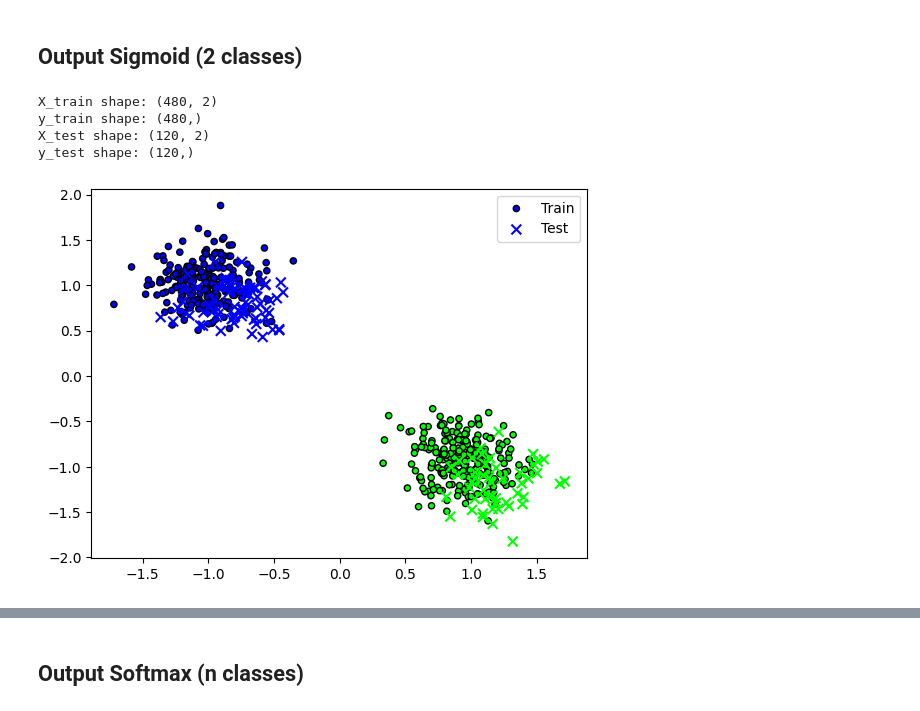
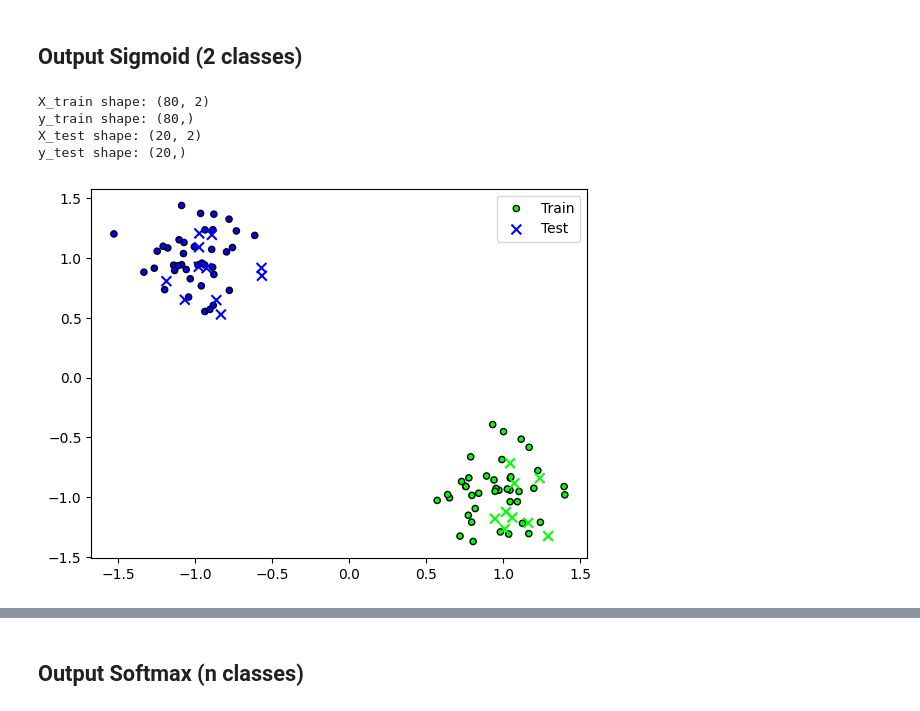
Before and after one commit to RaLLy08/scratch-mlp, a Jupyter notebook: python/mlp.ipynb, the cells around one changed output, grey strips where cells are left out. Cells and saved outputs as stored; diff of their text form; code cells hidden in the pictures.

```diff
--- a/python/mlp.ipynb
+++ b/python/mlp.ipynb
@@ -394,32 +480,32 @@ class NeuralNetwork:
 # %%
 n_features = 2
 n_classes = 2
-n_samples= 600
+n_samples= 100
 cluster_std = 0.8
 
 
 X, y = make_blobs(n_samples=n_samples, n_features=n_features, centers=n_classes, cluster_std=cluster_std, random_state=42)
 
 X_train, X_test, y_train, y_test = train_test_split(X, y, test_size=0.2, random_state=42)
 
 X_train = standard_scaler(X_train)
 X_test = standard_scaler(X_test)
 
 plt.scatter(X_train[:, 0], X_train[:, 1], c=y_train, cmap=plt.cm.brg, edgecolor='k', s=20, label='Train')
 plt.scatter(X_test[:, 0], X_test[:, 1], c=y_test, cmap=plt.cm.brg, marker='x', s=50, label='Test')
 
 plt.legend()
 
 print(f'X_train shape: {X_train.shape}')
 print(f'y_train shape: {y_train.shape}')
 print(f'X_test shape: {X_test.shape}')
 print(f'y_test shape: {y_test.shape}')
 # %% [output]
-X_train shape: (480, 2)
-y_train shape: (480,)
-X_test shape: (120, 2)
-y_test shape: (120,)
+X_train shape: (80, 2)
+y_train shape: (80,)
+X_test shape: (20, 2)
+y_test shape: (20,)
-[figure, old version]
+[figure, new version]
 # %%
 mlp_2 = NeuralNetwork(loss=NeuralNetwork.loss_mse)
 
```
Also changed, not shown: parts of 8 cells of this notebook.
